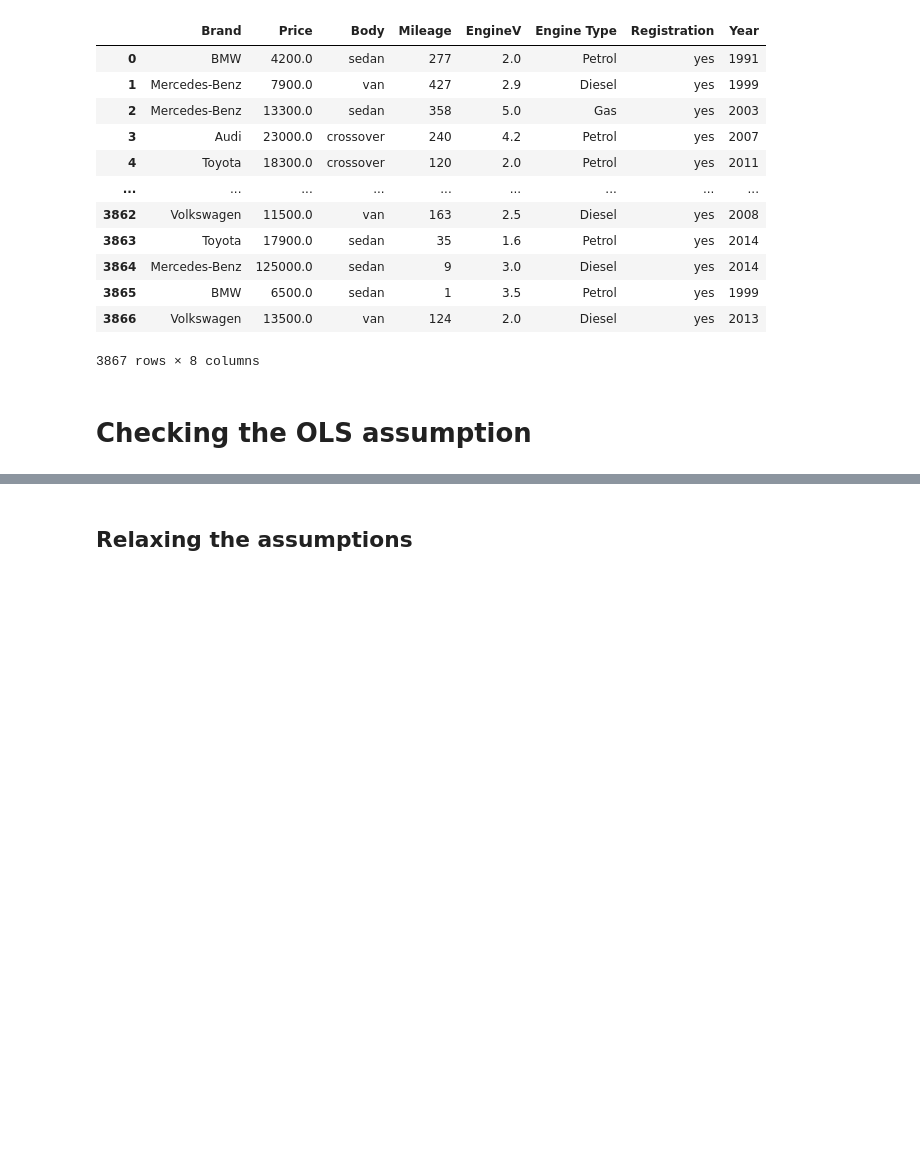
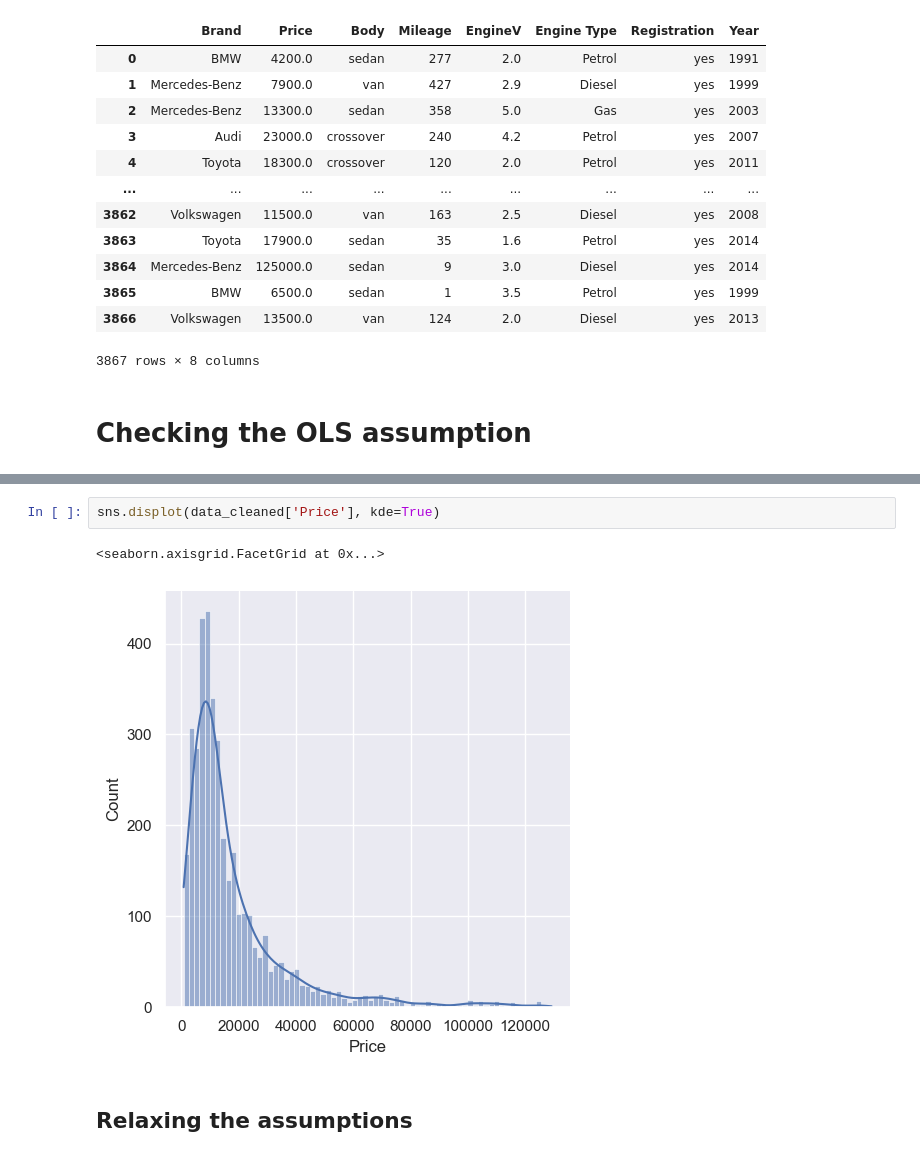
Before and after one commit to DheyaAlqaderi/linear-Regression-Exercises, a Jupyter notebook: 001 sklearn-Linear-Regression-Practical-Example-Part-1.ipynb, the cells around one changed output, grey strips where cells are left out. Cells and saved outputs as stored; diff of their text form; blank space fills up the shorter version.

```diff
--- a/001 sklearn-Linear-Regression-Practical-Example-Part-1.ipynb
+++ b/001 sklearn-Linear-Regression-Practical-Example-Part-1.ipynb
@@ -241,2 +251,7 @@ data_cleaned
+# %%
+sns.displot(data_cleaned['Price'], kde=True)
+# %% [output]
+<seaborn.axisgrid.FacetGrid at 0x...>
+[figure, added]
 # %% [markdown]
 ## Relaxing the assumptions
```
Also changed, not shown: parts of 52 cells of this notebook.
